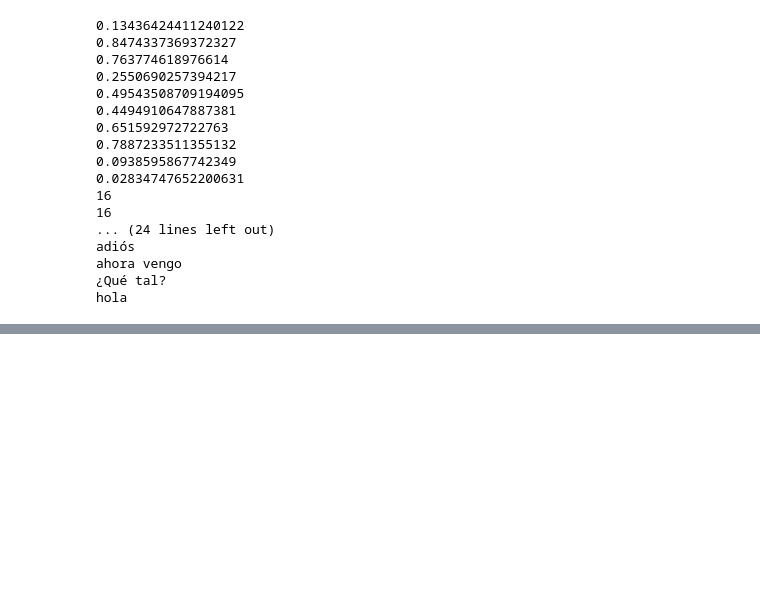
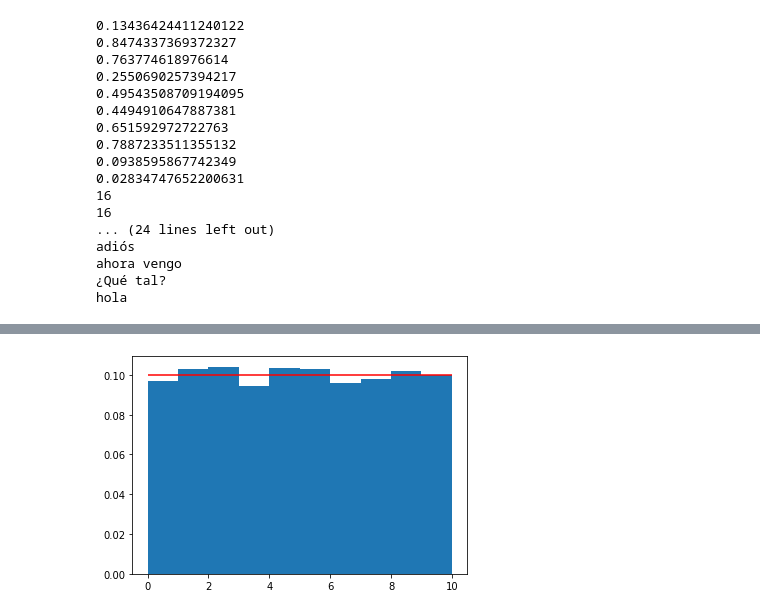
Before and after one commit to dgtrabada/python, a Jupyter notebook: 08_random/numeros_pseudo_aleatorios.ipynb, the cells around one changed output, grey strips where cells are left out. Drawn from its saved outputs; the diff is of its cells as text; code cells hidden in the pictures; blank space fills up the shorter version.

Commit message:
random

```diff
--- a/08_random/numeros_pseudo_aleatorios.ipynb
+++ b/08_random/numeros_pseudo_aleatorios.ipynb
@@ -177,0 +110,12 @@ plt.show()
+# %%
+N_puntos = 10000
+ini = 0
+fin = 10
+bins = 10
+
+x = np.random.uniform(ini, fin, N_puntos)
+plt.hist(x, bins,density=True)  #desity=True integra la curva a 1
+plt.hlines(1/10, ini, fin, linestyles ="-", colors ="r")
+plt.show()
+# %% [output]
+[figure, added]
```
Also changed, not shown: parts of 27 cells of this notebook, 4 other files.
